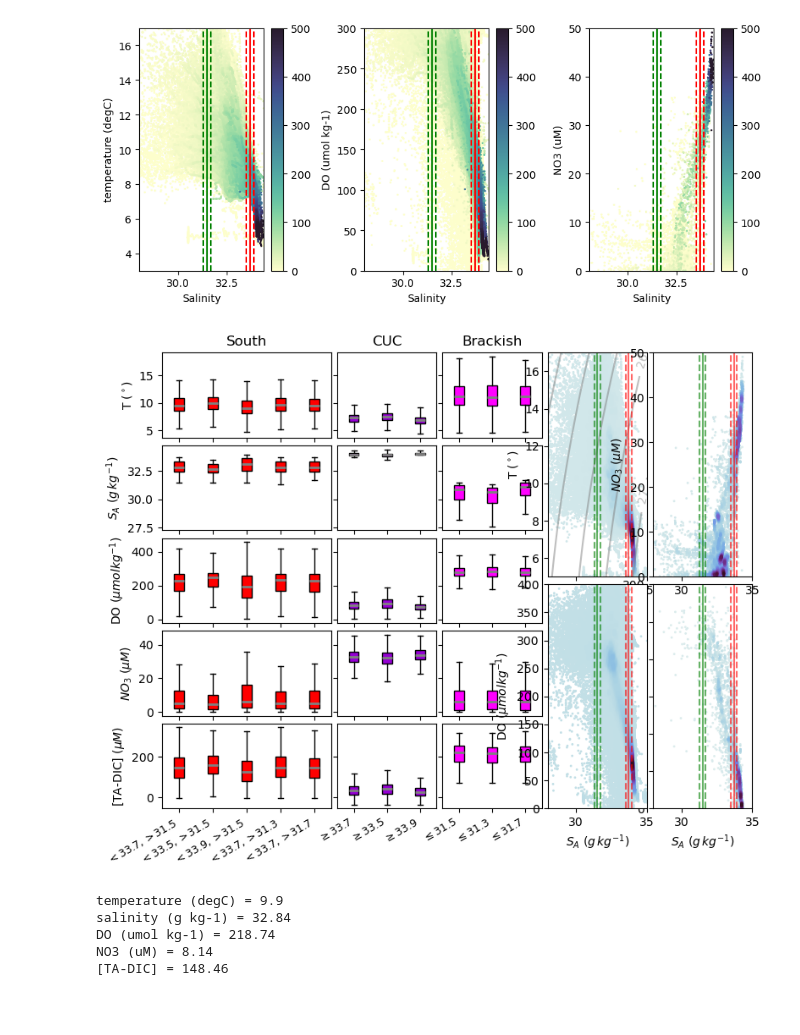
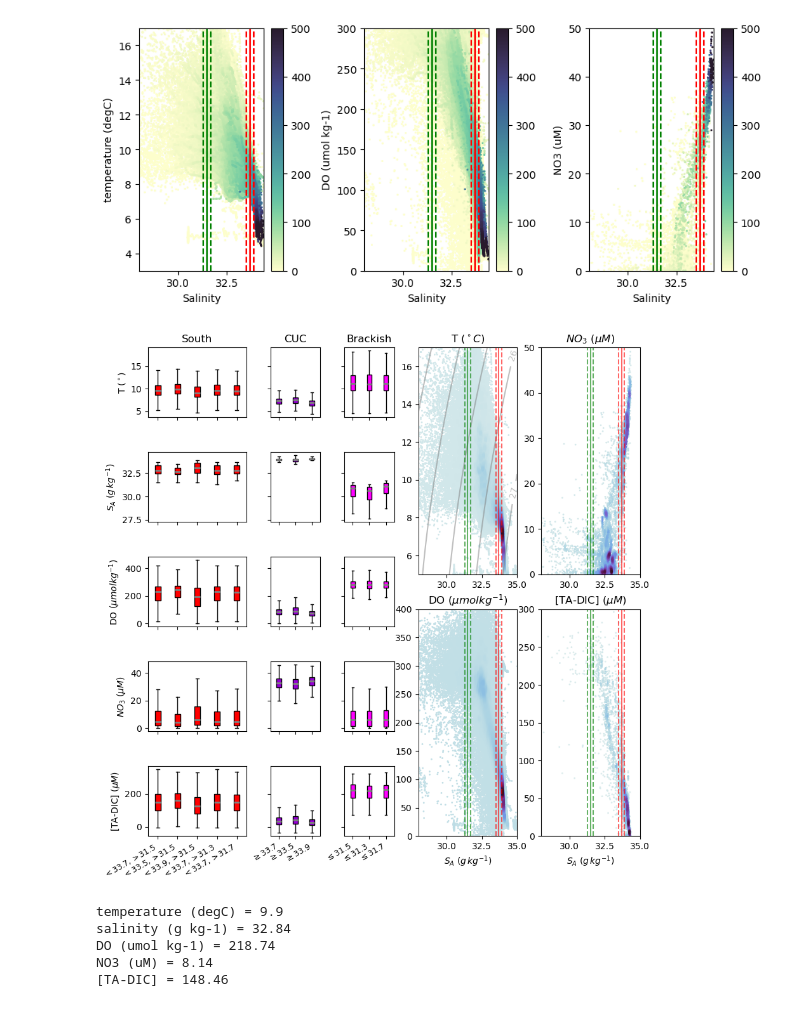
Before and after one commit to UBC-MOAD/analysis-becca, a Jupyter notebook: LiveOcean/tracers/wm_sensitivity.ipynb, the cells around one changed output. Drawn from its saved outputs; the diff is of its cells as text; code cells hidden in the pictures.

```diff
--- a/LiveOcean/tracers/wm_sensitivity.ipynb
+++ b/LiveOcean/tracers/wm_sensitivity.ipynb
@@ -92,7 +92,7 @@ def TS(df,ax, x, y):
     salt, temp, z = salt[idx], temp[idx], z[idx]
     ax.scatter(salt,temp, c=z, cmap=cm.cm.dense,s=1)
 
-    ax.set_ylabel(y)
+    # ax.set_ylabel(y)
     ax.set_xlabel(x)
 
     ax.set_ylim([tmin,tmax])
@@ -233,8 +233,8 @@ def box(df,bools,property,ax,**kwargs):
 # %%
 # box plots of properties depending on salinity split
 
-fig = plt.figure(constrained_layout=True, figsize=[9,7])
-gs = GridSpec(10, 17, figure=fig)
+fig = plt.figure(constrained_layout=False, figsize=[8,10])
+gs = GridSpec(10, 21, figure=fig)
 # south shelf
 ax1 = fig.add_subplot(gs[0:2, 0:5])
 ax2 = fig.add_subplot(gs[2:4, 0:5])
@@ -257,10 +257,10 @@ ax14 = fig.add_subplot(gs[6:8, 8:11])
 ax15 = fig.add_subplot(gs[8:, 8:11])
 
 # TS
-axa = fig.add_subplot(gs[0:5, 11:14])
-axd = fig.add_subplot(gs[5:, 14:])
-axb = fig.add_subplot(gs[5:, 11:14])
-axc = fig.add_subplot(gs[0:5, 14:])
+axa = fig.add_subplot(gs[0:5, 11:16])
+axd = fig.add_subplot(gs[5:, 16:])
+axb = fig.add_subplot(gs[5:, 11:16])
+axc = fig.add_subplot(gs[0:5, 16:])
 
 properties = ['temperature (degC)','salinity (g kg-1)','DO (umol kg-1)', 'NO3 (uM)','[TA-DIC]']
 prop_labels = ['T ($^\circ$)','$S_A$ ($g\, kg^{-1}$)', 'DO ($\mu mol kg^{-1}$)','$NO_3$ ($\mu M$)','[TA-DIC] ($\mu M$)']
@@ -348,7 +348,7 @@ axa.plot([33.9,33.9],[5,17],'r--',alpha=0.6)
 axa.plot([31.3,31.3],[5,17],'g--',alpha=0.6)
 axa.plot([31.5,31.5],[5,17],'g',alpha=0.6)
 axa.plot([31.7,31.7],[5,17],'g--',alpha=0.6)
-axa.set_ylabel('T ($^\circ$)')
+axa.set_title('T ($^\circ C$)')
 axa.set_xlabel('')
 
 TS(southall,axb, 'salinity (g kg-1)', 'DO (umol kg-1)')
@@ -356,38 +356,39 @@ axb.set_ylim([0,400])
 axb.plot([33.5,33.5],[0,400],'r--',alpha=0.6)
 axb.plot([33.7,33.7],[0,400],'r',alpha=0.6)
 axb.plot([33.9,33.9],[0,400],'r--',alpha=0.6)
 axb.plot([31.3,31.3],[0,400],'g--',alpha=0.6)
 axb.plot([31.5,31.5],[0,400],'g',alpha=0.6)
 axb.plot([31.7,31.7],[0,400],'g--',alpha=0.6)
-axb.set_ylabel('DO ($\mu mol kg^{-1}$)')
+axb.set_title('DO ($\mu mol kg^{-1}$)')
 axb.set_xlabel('$S_A$ ($g\, kg^{-1}$)')
 
 TS(southall,axc, 'salinity (g kg-1)', 'NO3 (uM)')
 axc.set_ylim([0,50])
 axc.plot([33.5,33.5],[0,50],'r--',alpha=0.6)
 axc.plot([33.7,33.7],[0,50],'r',alpha=0.6)
 axc.plot([33.9,33.9],[0,50],'r--',alpha=0.6)
 axc.plot([31.3,31.3],[0,50],'g--',alpha=0.6)
 axc.plot([31.5,31.5],[0,50],'g',alpha=0.6)
 axc.plot([31.7,31.7],[0,50],'g--',alpha=0.6)
-axc.set_ylabel('$NO_3$ ($\mu M$)')
+axc.set_title('$NO_3$ ($\mu M$)')
 axc.set_xlabel('')
 
 TS(southall,axd, 'salinity (g kg-1)', '[TA-DIC]')
 axd.set_ylim([0,300])
 axd.plot([33.5,33.5],[0,300],'r--',alpha=0.6)
 axd.plot([33.7,33.7],[0,300],'r',alpha=0.6)
 axd.plot([33.9,33.9],[0,300],'r--',alpha=0.6)
 axd.plot([31.3,31.3],[0,300],'g--',alpha=0.6)
 axd.plot([31.5,31.5],[0,300],'g',alpha=0.6)
 axd.plot([31.7,31.7],[0,300],'g--',alpha=0.6)
-axd.set_ylabel('[TA-DIC] ($\mu M$)')
+axd.set_title('[TA-DIC] ($\mu M$)')
 axd.set_xlabel('$S_A$ ($g\, kg^{-1}$)')
 
-plt.tight_layout()
+fig.subplots_adjust(hspace=2, wspace=55)
+
 plt.savefig('southobssensitivity.jpg')
 # %% [output]
-[figure, old version]
+[figure, new version]
 # %%
 # print means
 bools = [((obs.location == 'slope')|(obs.location == 'shelf')) & (obs['latitude (degrees_north)'] <= 47.3) & (obs['salinity (g kg-1)'] < 33.7) & (obs['salinity (g kg-1)'] > 31.5),
```
Also changed, not shown: 2 other files.
